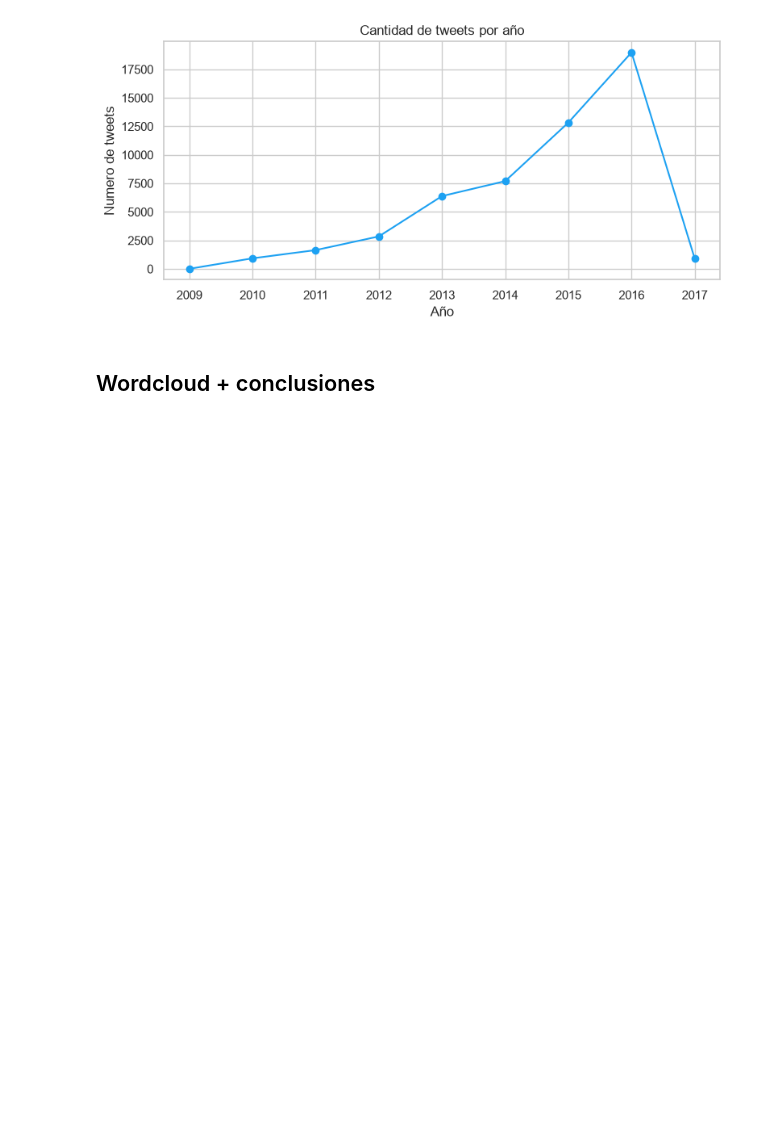
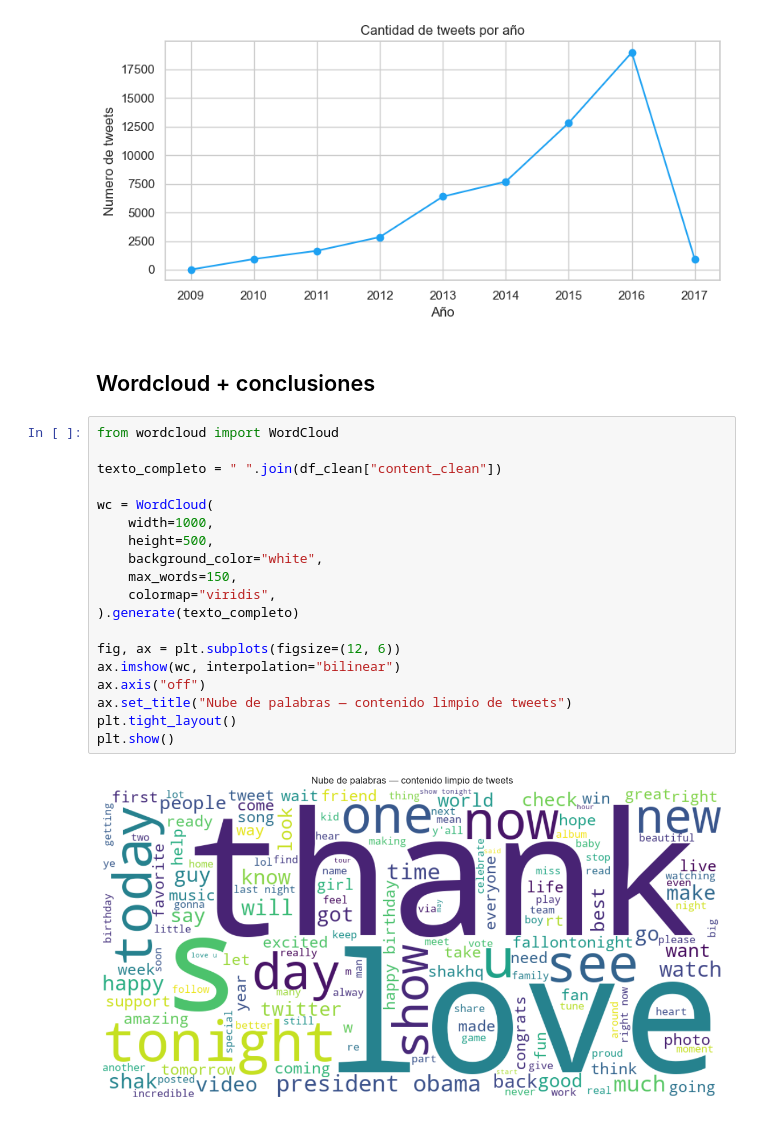
Before and after one commit to ecarcamo/Actividad-Clase-DataScience-Tweets, a Jupyter notebook: notebooks/01_carga_inicial.ipynb, the cells around one changed output. Cells and saved outputs as stored; diff of their text form; blank space fills up the shorter version.

Commit message:
Add wordcloud + conclusions

```diff
--- a/notebooks/01_carga_inicial.ipynb
+++ b/notebooks/01_carga_inicial.ipynb
@@ -378,3 +378,24 @@ plt.show()
 [figure]
 # %% [markdown]
 ## Wordcloud + conclusiones
+# %%
+from wordcloud import WordCloud
+
+texto_completo = " ".join(df_clean["content_clean"])
+
+wc = WordCloud(
+    width=1000,
+    height=500,
+    background_color="white",
+    max_words=150,
+    colormap="viridis",
+).generate(texto_completo)
+
+fig, ax = plt.subplots(figsize=(12, 6))
+ax.imshow(wc, interpolation="bilinear")
+ax.axis("off")
+ax.set_title("Nube de palabras — contenido limpio de tweets")
+plt.tight_layout()
+plt.show()
+# %% [output]
+[figure, added]
```
Also changed, not shown: parts of 5 cells of this notebook, 1 other file.
